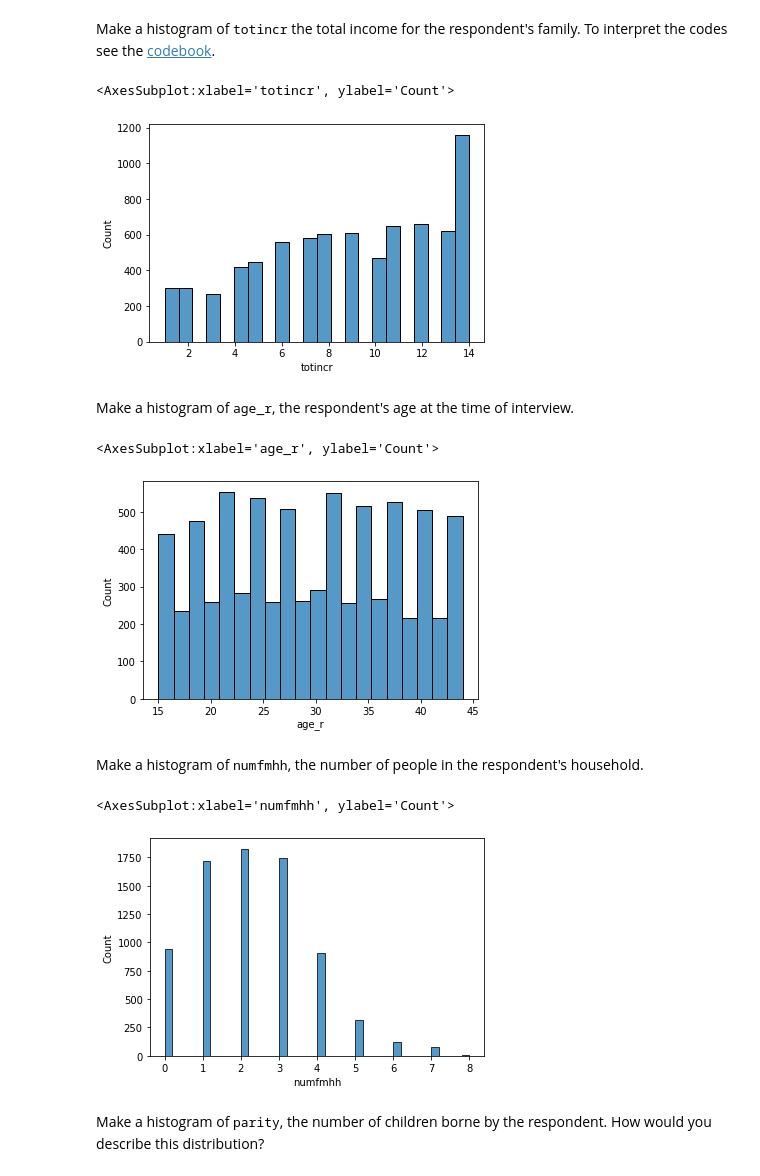
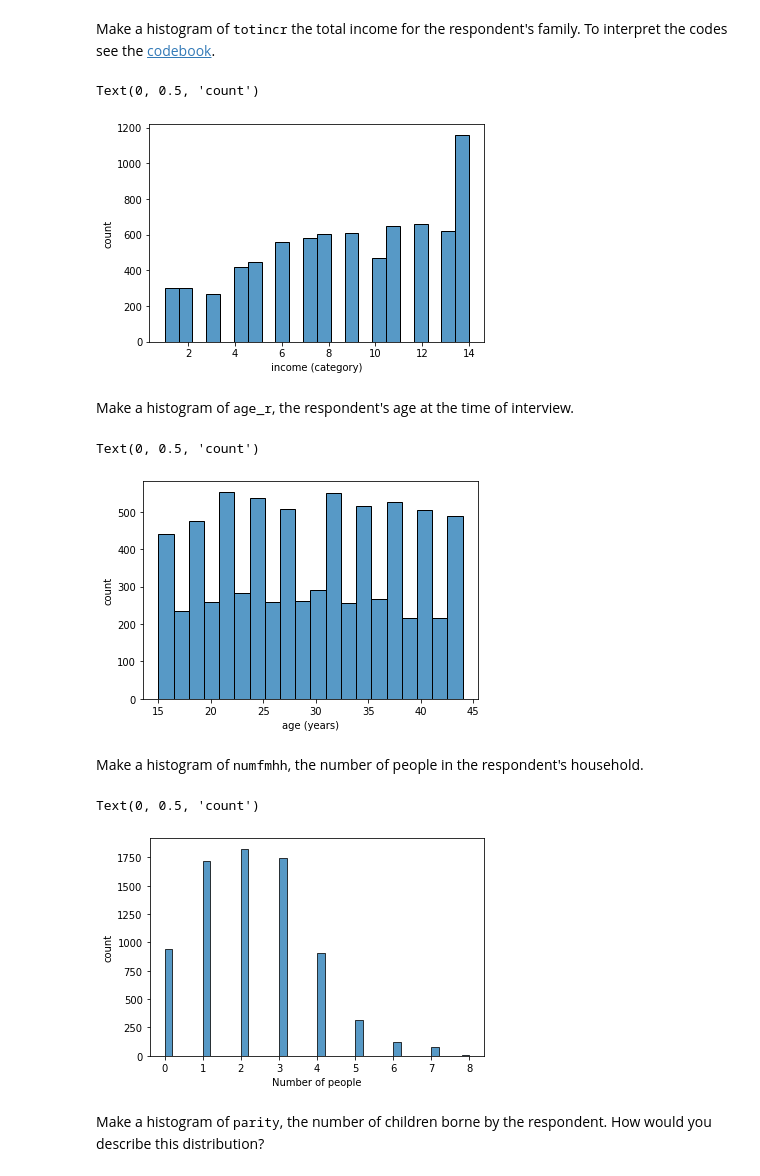
Before and after one commit to gkdsc2020/dsc530edapython, a Jupyter notebook: chap02ex_GKale.ipynb, the cells around one changed output. Drawn from its saved outputs; the diff is of its cells as text; code cells hidden in the pictures.

```diff
--- a/chap02ex_GKale.ipynb
+++ b/chap02ex_GKale.ipynb
@@ -295,28 +296,34 @@ Make a histogram of <tt>totincr</tt> the total income for the respondent's famil
 # %%
 # Histogram of totincr
 
 sns.histplot(data=resp, x= 'totincr')
+plt.xlabel('income (category)')
+plt.ylabel('count')
 # %% [output]
-<AxesSubplot:xlabel='totincr', ylabel='Count'>
+Text(0, 0.5, 'count')
-[figure, old version]
+[figure, new version]
 # %% [markdown]
 Make a histogram of <tt>age_r</tt>, the respondent's age at the time of interview.
 # %%
 # Histogram of age_r
 
 sns.histplot(data=resp, x= 'age_r')
+plt.xlabel('age (years)')
+plt.ylabel('count')
 # %% [output]
-<AxesSubplot:xlabel='age_r', ylabel='Count'>
+Text(0, 0.5, 'count')
-[figure, old version]
+[figure, new version]
 # %% [markdown]
 Make a histogram of <tt>numfmhh</tt>, the number of people in the respondent's household.
 # %%
 # Histogram of numfmhh
 
 sns.histplot(data=resp, x= 'numfmhh')
+plt.xlabel('Number of people')
+plt.ylabel('count')
 # %% [output]
-<AxesSubplot:xlabel='numfmhh', ylabel='Count'>
+Text(0, 0.5, 'count')
-[figure, old version]
+[figure, new version]
 # %% [markdown]
 Make a histogram of <tt>parity</tt>, the number of children borne by the respondent.  How would you describe this distribution?
 # %%
```
Also changed, not shown: parts of 4 cells of this notebook.
